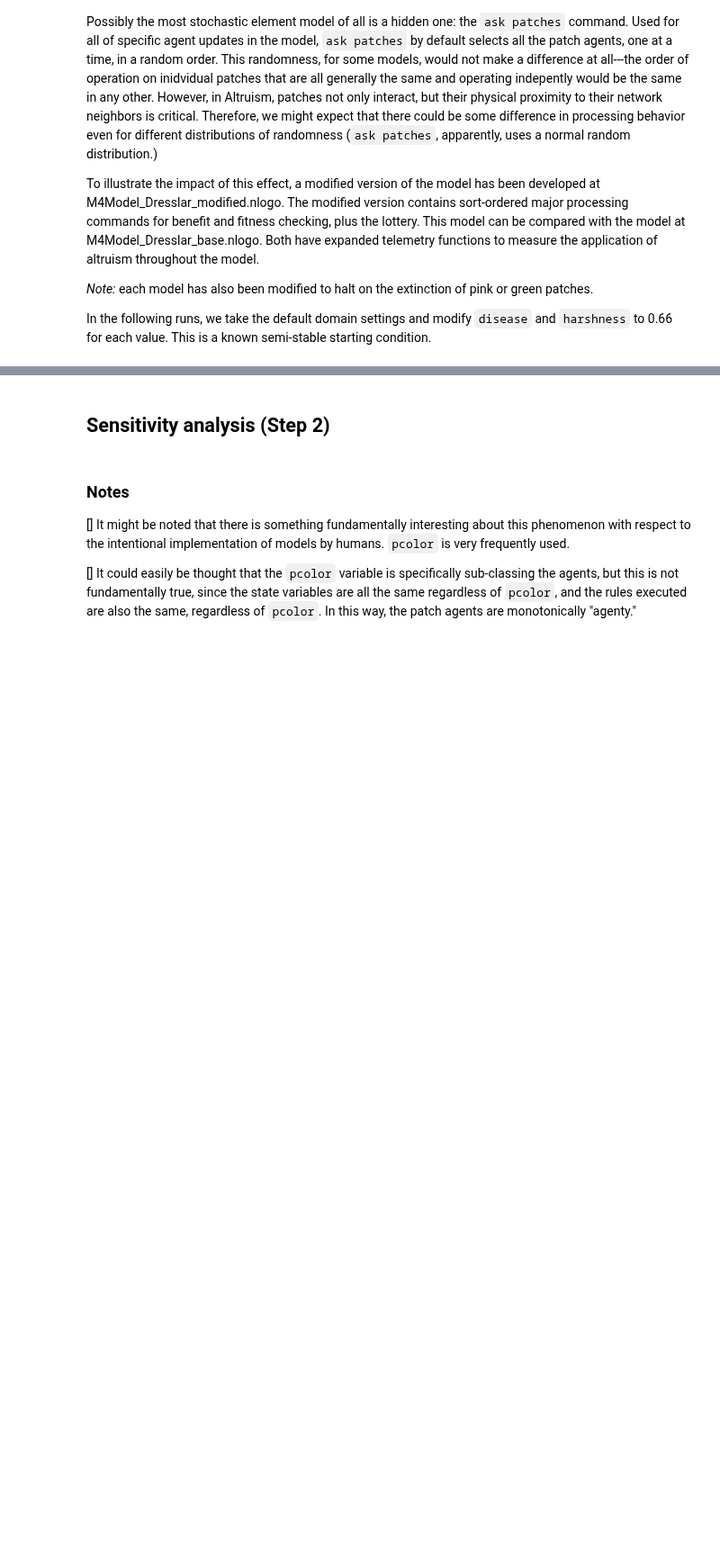
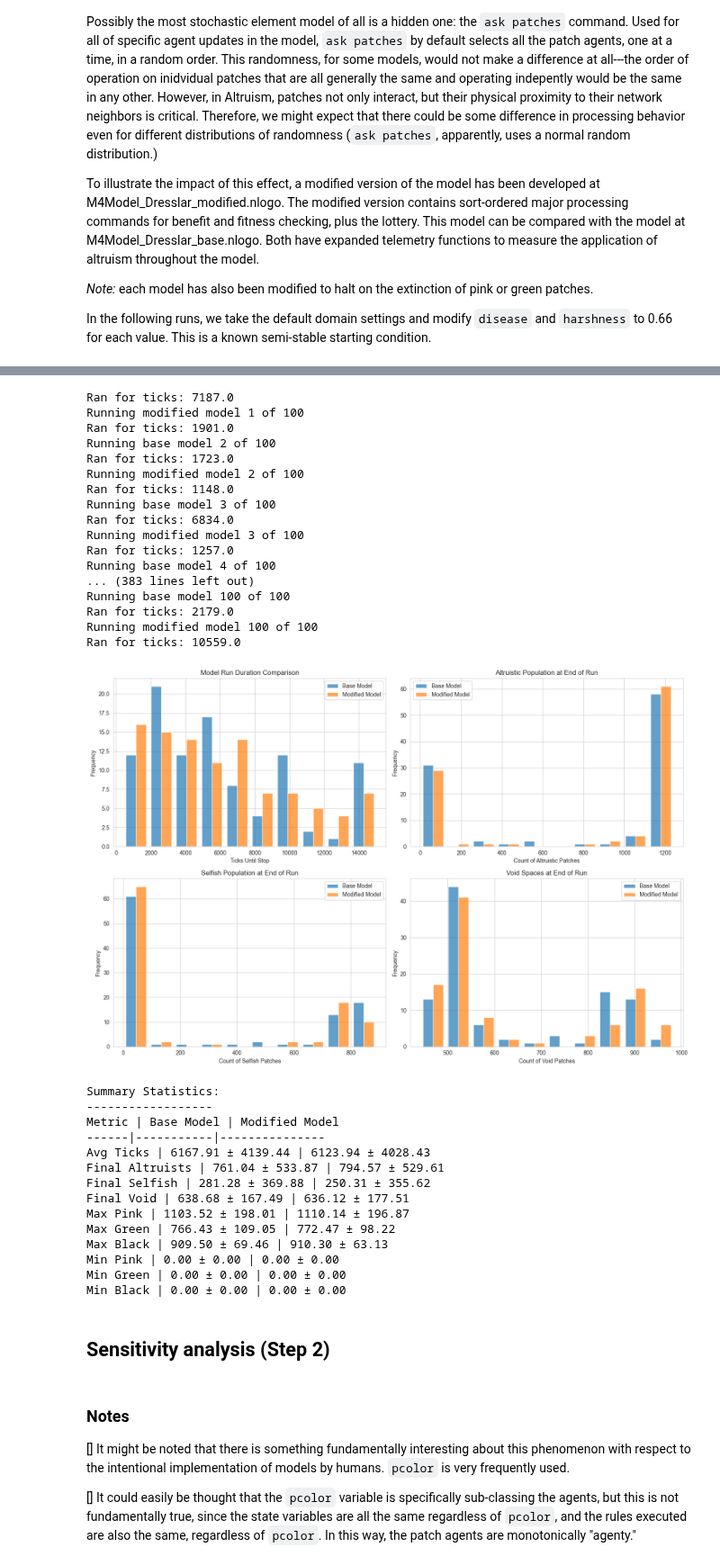
Before and after one commit to peterdresslar/cas-520, a Jupyter notebook: M4/M4Analysis_Dresslar.ipynb, the cells around one changed output, grey strips where cells are left out. Shown at 90% size. Cells and saved outputs as stored; diff of their text form; code cells hidden in the pictures; blank space fills up the shorter version.

```diff
--- a/M4/M4Analysis_Dresslar.ipynb
+++ b/M4/M4Analysis_Dresslar.ipynb
@@ -133,17 +133,30 @@ base_model_ticks_to_stop = []
 base_model_pinks_count = []
 base_model_greens_count = []
 base_model_voids_count = []
+base_model_max_pink = []
+base_model_max_green = []
+base_model_max_black = []
+base_model_min_pink = []
+base_model_min_green = []
+base_model_min_black = []
 modified_model_ticks_to_stop = []
 modified_model_pinks_count = []
 modified_model_greens_count = []
 modified_model_voids_count = []
+modified_model_max_pink = []
+modified_model_max_green = []
+modified_model_max_black = []
+modified_model_min_pink = []
+modified_model_min_green = []
+modified_model_min_black = []
 
-max_ticks = 10000
+
+max_ticks = 15000
 
 this_disease = 0.66
 this_harshness = 0.66
 
-runs_each = 2
+runs_each = 100
 
 
 for i in range(runs_each):
@@ -163,6 +176,12 @@ for i in range(runs_each):
     base_model_pinks_count.append(netlogo.report("count patches with [pcolor = pink]"))
     base_model_greens_count.append(netlogo.report("count patches with [pcolor = green]"))
     base_model_voids_count.append(netlogo.report("count patches with [pcolor = black]"))
+    base_model_max_pink.append(netlogo.report("max-pink"))
+    base_model_max_green.append(netlogo.report("max-green"))
+    base_model_max_black.append(netlogo.report("max-black"))
+    base_model_min_pink.append(netlogo.report("min-pink"))
+    base_model_min_green.append(netlogo.report("min-green"))
+    base_model_min_black.append(netlogo.report("min-black"))
     netlogo.kill_workspace()
 
 
@@ -182,6 +201,12 @@ for i in range(runs_each):
     modified_model_pinks_count.append(netlogo.report("count patches with [pcolor = pink]"))
     modified_model_greens_count.append(netlogo.report("count patches with [pcolor = green]"))
     modified_model_voids_count.append(netlogo.report("count patches with [pcolor = black]"))
+    modified_model_max_pink.append(netlogo.report("max-pink"))
+    modified_model_max_green.append(netlogo.report("max-green"))
+    modified_model_max_black.append(netlogo.report("max-black"))
+    modified_model_min_pink.append(netlogo.report("min-pink"))
+    modified_model_min_green.append(netlogo.report("min-green"))
+    modified_model_min_black.append(netlogo.report("min-black"))
     netlogo.kill_workspace()
 
 
@@ -232,10 +257,16 @@ plt.show()
 # Add a summary statistics table
 print("Summary Statistics:")
 print("------------------")
-print(f"Base Model Avg Ticks: {np.mean(base_model_ticks_to_stop):.2f} ± {np.std(base_model_ticks_to_stop):.2f}")
-print(f"Modified Model Avg Ticks: {np.mean(modified_model_ticks_to_stop):.2f} ± {np.std(modified_model_ticks_to_stop):.2f}")
-print(f"Base Model Final Altruists: {np.mean(base_model_pinks_count):.2f} ± {np.std(base_model_pinks_count):.2f}")
-print(f"Modified Model Final Altruists: {np.mean(modified_model_pinks_count):.2f} ± {np.std(modified_model_pinks_count):.2f}")
-print(f"Base Model Final Selfish: {np.mean(base_model_greens_count):.2f} ± {np.std(base_model_greens_count):.2f}")
-print(f"Modified Model Final Selfish: {np.mean(modified_model_greens_count):.2f} ± {np.std(modified_model_greens_count):.2f}")
+print(f"Metric | Base Model | Modified Model")
+print(f"------|-----------|---------------")
+print(f"Avg Ticks | {np.mean(base_model_ticks_to_stop):.2f} ± {np.std(base_model_ticks_to_stop):.2f} | {np.mean(modified_model_ticks_to_stop):.2f} ± {np.std(modified_model_ticks_to_stop):.2f}")
+print(f"Final Altruists | {np.mean(base_model_pinks_count):.2f} ± {np.std(base_model_pinks_count):.2f} | {np.mean(modified_model_pinks_count):.2f} ± {np.std(modified_model_pinks_count):.2f}")
+print(f"Final Selfish | {np.mean(base_model_greens_count):.2f} ± {np.std(base_model_greens_count):.2f} | {np.mean(modified_model_greens_count):.2f} ± {np.std(modified_model_greens_count):.2f}")
+print(f"Final Void | {np.mean(base_model_voids_count):.2f} ± {np.std(base_model_voids_count):.2f} | {np.mean(modified_model_voids_count):.2f} ± {np.std(modified_model_voids_count):.2f}")
+print(f"Max Pink | {np.mean(base_model_max_pink):.2f} ± {np.std(base_model_max_pink):.2f} | {np.mean(modified_model_max_pink):.2f} ± {np.std(modified_model_max_pink):.2f}")
+print(f"Max Green | {np.mean(base_model_max_green):.2f} ± {np.std(base_model_max_green):.2f} | {np.mean(modified_model_max_green):.2f} ± {np.std(modified_model_max_green):.2f}")
+print(f"Max Black | {np.mean(base_model_max_black):.2f} ± {np.std(base_model_max_black):.2f} | {np.mean(modified_model_max_black):.2f} ± {np.std(modified_model_max_black):.2f}")
+print(f"Min Pink | {np.mean(base_model_min_pink):.2f} ± {np.std(base_model_min_pink):.2f} | {np.mean(modified_model_min_pink):.2f} ± {np.std(modified_model_min_pink):.2f}")
+print(f"Min Green | {np.mean(base_model_min_green):.2f} ± {np.std(base_model_min_green):.2f} | {np.mean(modified_model_min_green):.2f} ± {np.std(modified_model_min_green):.2f}")
+print(f"Min Black | {np.mean(base_model_min_black):.2f} ± {np.std(base_model_min_black):.2f} | {np.mean(modified_model_min_black):.2f} ± {np.std(modified_model_min_black):.2f}")
 # %% [output]
@@ -249,3 +278,35 @@ Running modified model 2 of 2
+Ran for ticks: 7187.0
+Running modified model 1 of 100
+Ran for ticks: 1901.0
+Running base model 2 of 100
+Ran for ticks: 1723.0
+Running modified model 2 of 100
+Ran for ticks: 1148.0
+Running base model 3 of 100
+Ran for ticks: 6834.0
+Running modified model 3 of 100
+Ran for ticks: 1257.0
+Running base model 4 of 100
+... (383 lines left out)
+Running base model 100 of 100
+Ran for ticks: 2179.0
+Running modified model 100 of 100
+Ran for ticks: 10559.0
+[figure, added]
+Summary Statistics:
+------------------
+Metric | Base Model | Modified Model
+------|-----------|---------------
+Avg Ticks | 6167.91 ± 4139.44 | 6123.94 ± 4028.43
+Final Altruists | 761.04 ± 533.87 | 794.57 ± 529.61
+Final Selfish | 281.28 ± 369.88 | 250.31 ± 355.62
+Final Void | 638.68 ± 167.49 | 636.12 ± 177.51
+Max Pink | 1103.52 ± 198.01 | 1110.14 ± 196.87
+Max Green | 766.43 ± 109.05 | 772.47 ± 98.22
+Max Black | 909.50 ± 69.46 | 910.30 ± 63.13
+Min Pink | 0.00 ± 0.00 | 0.00 ± 0.00
+Min Green | 0.00 ± 0.00 | 0.00 ± 0.00
+Min Black | 0.00 ± 0.00 | 0.00 ± 0.00
 # %% [markdown]
 ## Sensitivity analysis (Step 2)
 # %% [markdown]
```
Also changed, not shown: parts of 1 cell of this notebook, 2 other files.
